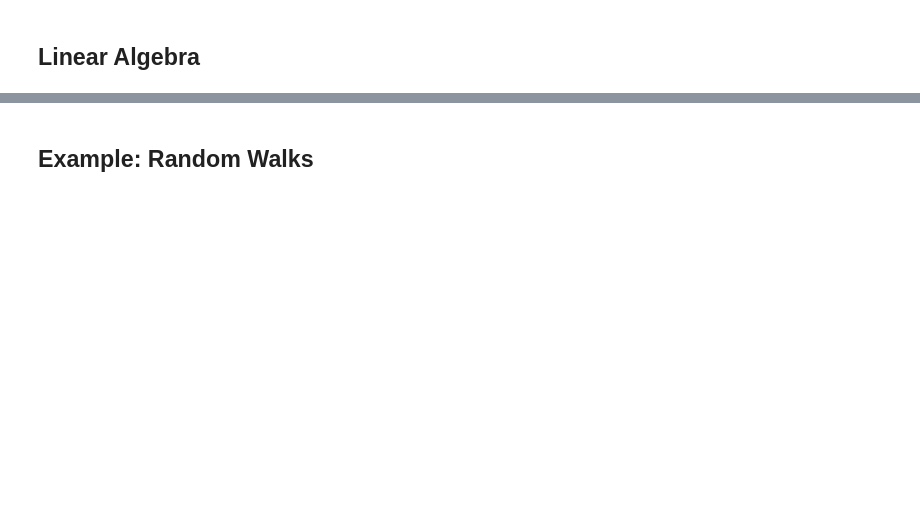
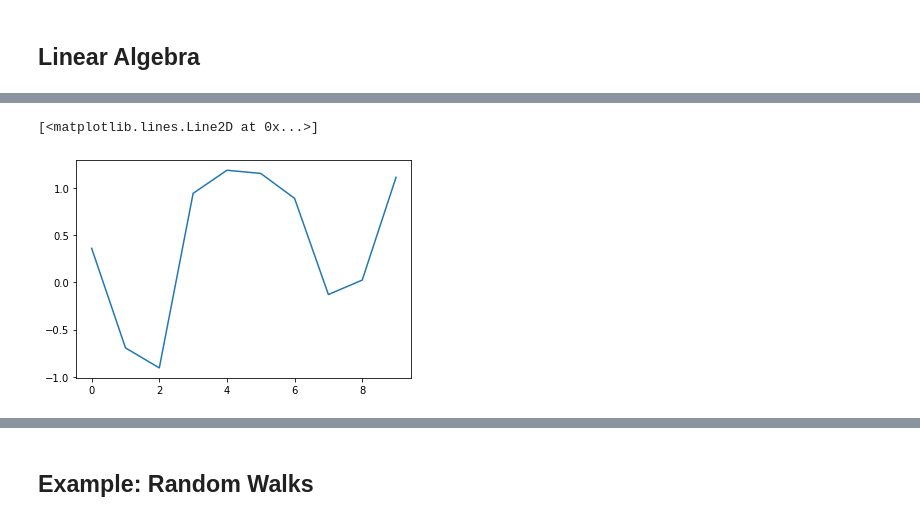
Before and after one commit to mujiatong/python-data-analysis, a Jupyter notebook: pydata-book-2nd-edition/ch04.ipynb, the cells around one changed output, grey strips where cells are left out. Drawn from its saved outputs; the diff is of its cells as text; code cells hidden in the pictures; blank space fills up the shorter version.

```diff
--- a/pydata-book-2nd-edition/ch04.ipynb
+++ b/pydata-book-2nd-edition/ch04.ipynb
@@ -1277,0 +1544,5 @@ N = 1000000
+# %%
+plt.plot(arr7)
+# %% [output]
+[<matplotlib.lines.Line2D at 0x...>]
+[figure, added]
```
Also changed, not shown: parts of 78 cells of this notebook, 4 other files.
